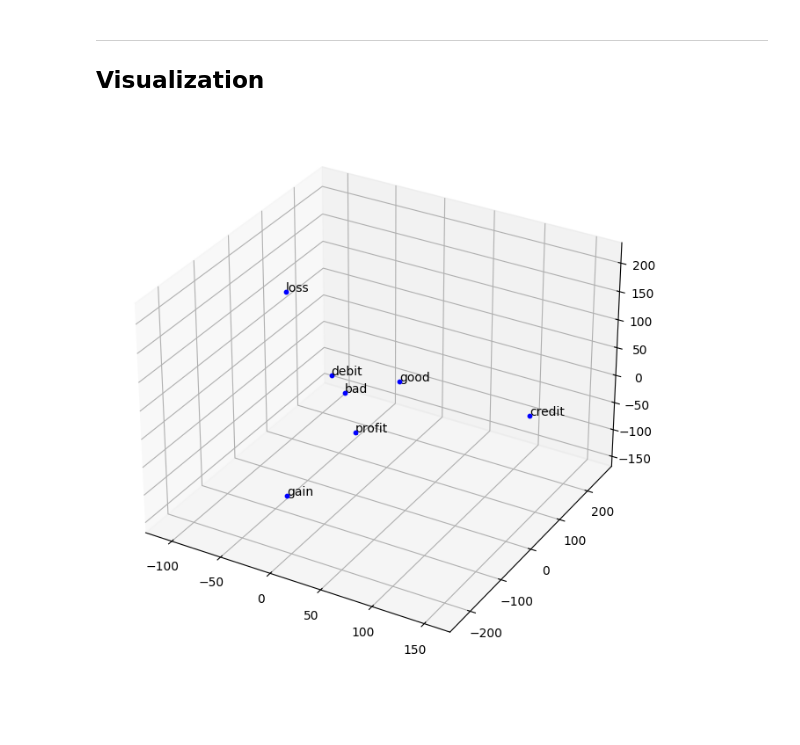
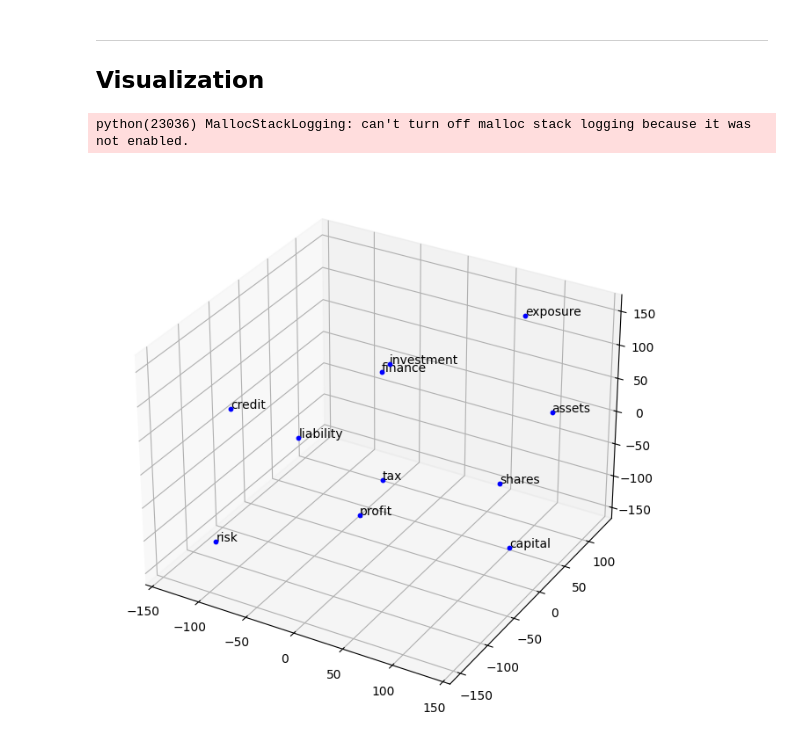
Before and after one commit to pedronunomacedo/PLN-Projects, a Jupyter notebook: 1st_project/dense_vectors_bankfin.ipynb, the cells around one changed output. Cells and saved outputs as stored; diff of their text form; code cells hidden in the pictures; blank space fills up the shorter version.

Commit message:
finished word embeddings and lexicon use

```diff
--- a/1st_project/dense_vectors_bankfin.ipynb
+++ b/1st_project/dense_vectors_bankfin.ipynb
@@ -251,5 +261,6 @@ ___
 from gensim.models import KeyedVectors, Word2Vec
 
 # load pretrained embeddings
-wv = KeyedVectors.load_word2vec_format("embeddings/bankfinvec_100d_v1.txt")
+# wv = KeyedVectors.load_word2vec_format("embeddings/bankfinvec_100d_v1.txt")
+wv = KeyedVectors.load_word2vec_format("embeddings/custom_finvec_100d.txt")
 # %%
@@ -258,5 +269,5 @@ wv.save("embeddings/bankfin_wv")
 # %%
-wv = KeyedVectors.load("embeddings/bankfin_wv")
+wv = KeyedVectors.load("embeddings/custom_finvec_100d")
 # %% [markdown]
 lets explore the model
 # %%
@@ -564,17 +601,41 @@ def visualize_embeddings(
         ax.scatter(x, y, z, s=point_size, c=point_color, marker="o")
         ax.text(x, y, z, label, color=label_color, size=label_size)
     plt.show()
+# %%
+keys = [
+    "profit",
+    "investment",
+    "finance",
+    "shares",
+    "risk",
+    "assets",
+    "liability",
+    "credit",
+    "capital",
+    "exposure",
+    "tax",
+]
+
+embedding_clusters = []
+word_clusters = []
+for word in keys:
+    embeddings = []
+    words = []
+    for similar_word, _ in wv.most_similar(word, topn=30):
+        words.append(similar_word)
+        embeddings.append(wv[similar_word])
+    embedding_clusters.append(embeddings)
+    word_clusters.append(words)
 # %%
-words_to_visualize = ["profit","gain","loss","good","bad","debit","credit"]
-
 reduced_embeddings, words_to_visualize = reduce_dimensions(
-    wv, num_dimensions=3, words=words_to_visualize
+    wv, num_dimensions=3, words=keys
 )
 visualize_embeddings(
     reduced_embeddings[:, 0],
     reduced_embeddings[:, 1],
     reduced_embeddings[:, 2],
     words_to_visualize
 )
 # %% [output]
+python(23036) MallocStackLogging: can't turn off malloc stack logging because it was not enabled.
-[figure, old version]
+[figure, new version]
```
Also changed, not shown: parts of 12 cells of this notebook, 10 other files.
